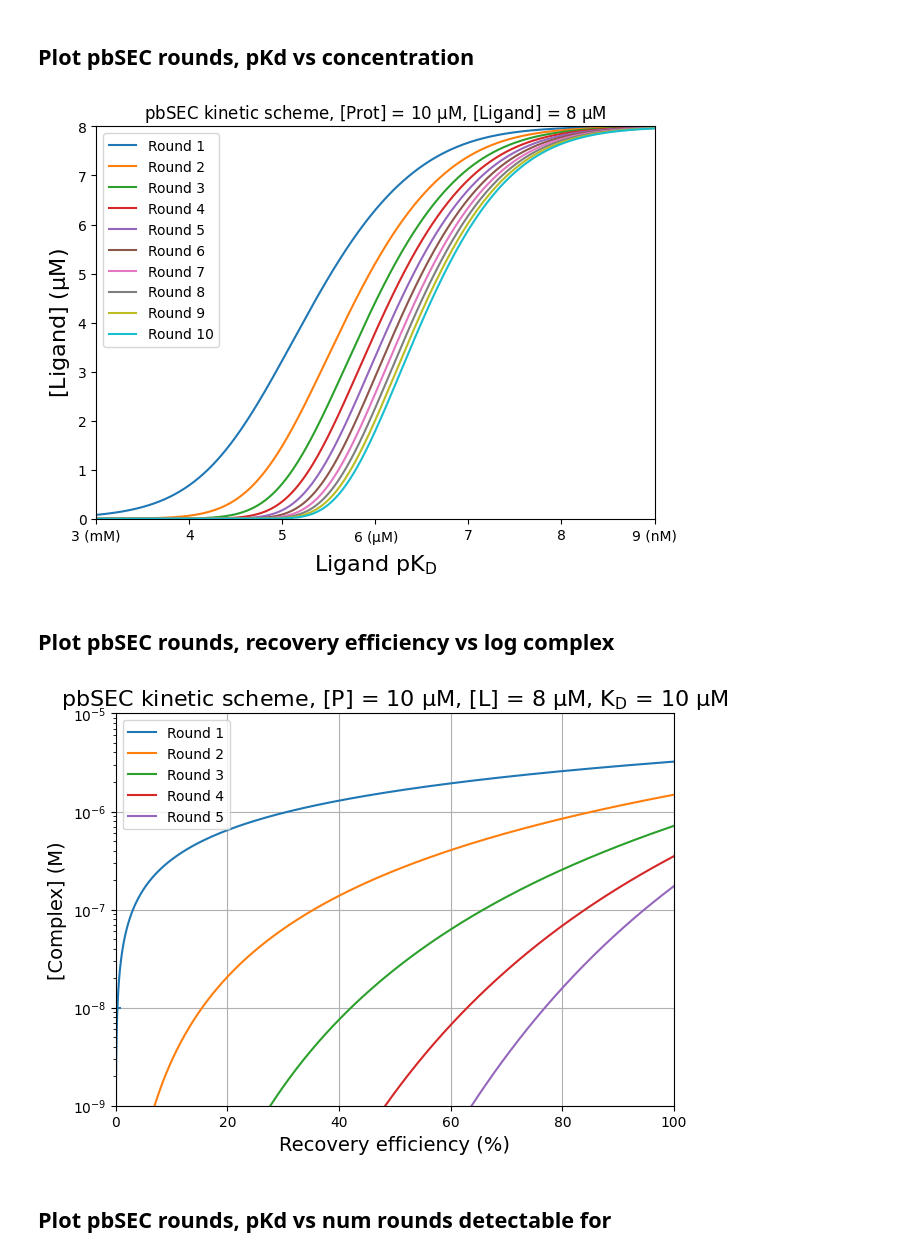
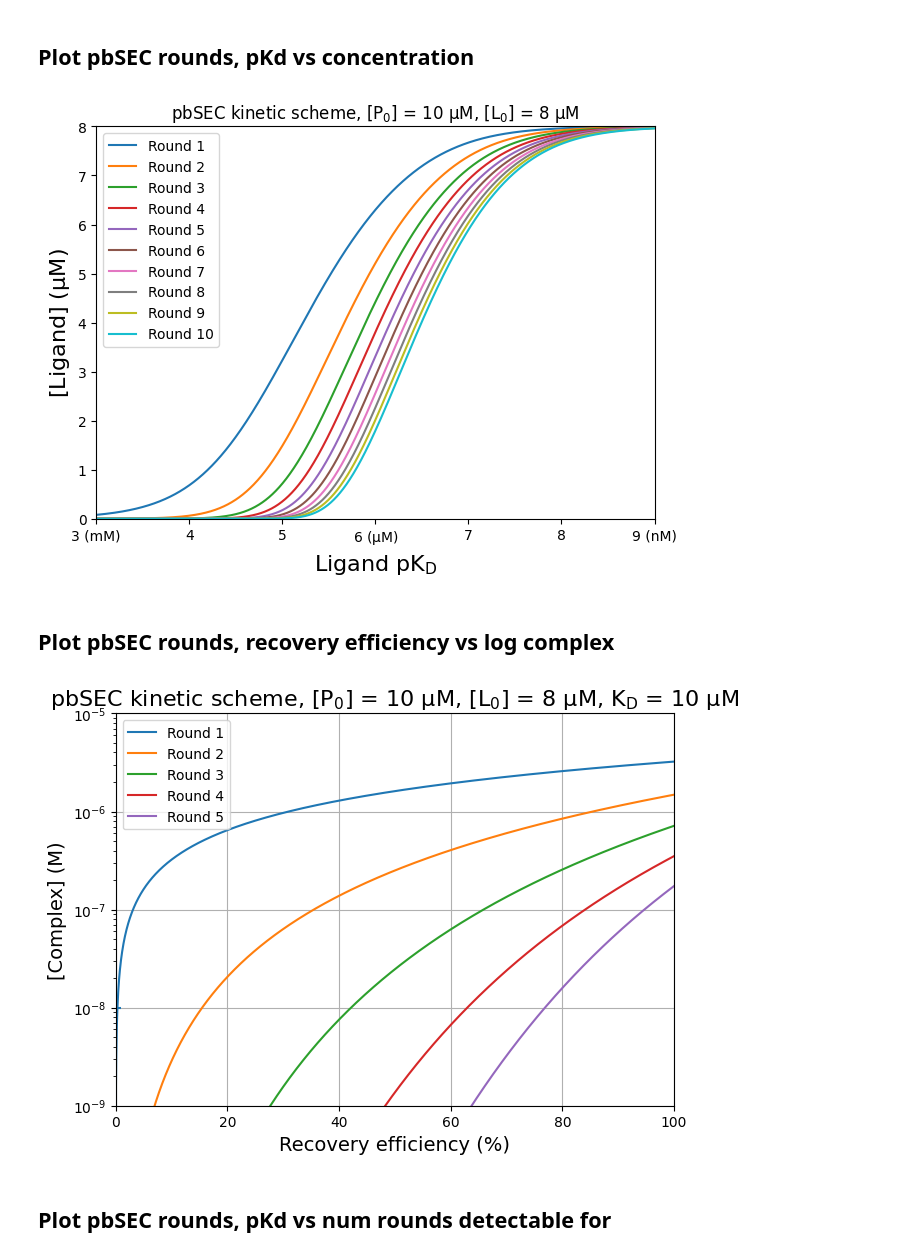
Before and after one commit to stevenshave/pbSEC, a Jupyter notebook: pbSEC_notebook.ipynb, the cells around one changed output. Drawn from its saved outputs; the diff is of its cells as text; code cells hidden in the pictures.

```diff
--- a/pbSEC_notebook.ipynb
+++ b/pbSEC_notebook.ipynb
@@ -107,11 +107,11 @@ ax.set_ylim(0, 8)
 ax.set_xlabel(r"Ligand pK$_\mathrm{D}$", fontsize=16)
 ax.set_ylabel(r"[Ligand] ($\mathrm{\mu}$M)", fontsize=16)
 ax.set_title(
-    "pbSEC kinetic scheme, [Prot] = 10 $\mathrm{\mu}$M, [Ligand] = 8 $\mathrm{\mu}$M"
+    r"pbSEC kinetic scheme, [P$_0$] = 10 $\mathrm{\mu}$M, [L$_0$] = 8 $\mathrm{\mu}$M"
 )
 plt.show()
 # %% [output]
-[figure, old version]
+[figure, new version]
 # %% [markdown]
 ## Plot pbSEC rounds, recovery efficiency vs log complex
 # %%
@@ -133,35 +133,35 @@ x_axis = np.linspace(XAXIS_BEGINNING, XAXIS_END, NUM_POINTS_ON_XAXIS)
 # ligand_kd_range = 10**(-x_axis)*1e6
 ligand_concs = np.full((NUM_ROUNDS, NUM_POINTS_ON_XAXIS), np.nan)
 
 for efficiency_i, efficiency in enumerate(x_axis / 100.0):
     ligand_concs[:, efficiency_i] = pbSEC_simulate_n_rounds(
         PROTEIN_CONC, LIGAND_CONC, KD, NUM_ROUNDS, recovery_efficiency=efficiency
     )
 
 ligand_concs *= 1e-6
 
 fig, ax = plt.subplots(1, 1, figsize=(7.204724, 5.09424929292))
 
 for i in range(NUM_ROUNDS):
     ax.plot(x_axis, ligand_concs[i], label="Round " + str(i + 1))
 ax.hlines(1e-8, 0, 1)
 plt.legend()
 plt.yscale("log")
 ax.set_xlim(0, 100)
 ax.set_ylim(1e-9, 1e-5)
 plt.grid(True)
 # L,B,R,T
 ax.set_xlabel(r"Recovery efficiency (%)", fontsize=14)
 ax.set_ylabel(r"[Complex] (M)", fontsize=14)
 ax.set_title(
-    r"pbSEC kinetic scheme, [P] = 10 $\mathrm{\mu}$M, [L] = 8 $\mathrm{\mu}$M, K$_\mathrm{D}$ = "
+    r"pbSEC kinetic scheme, [P$_0$] = 10 $\mathrm{\mu}$M, [L$_0$] = 8 $\mathrm{\mu}$M, K$_\mathrm{D}$ = "
     + str(KD)
     + " µM",
     fontsize=16,
 )
 plt.show()
 # %% [output]
-[figure, old version]
+[figure, new version]
 # %% [markdown]
 ## Plot pbSEC rounds, pKd vs num rounds detectable for
 # %%
```
Also changed, not shown: parts of 5 cells of this notebook, 2 other files.
